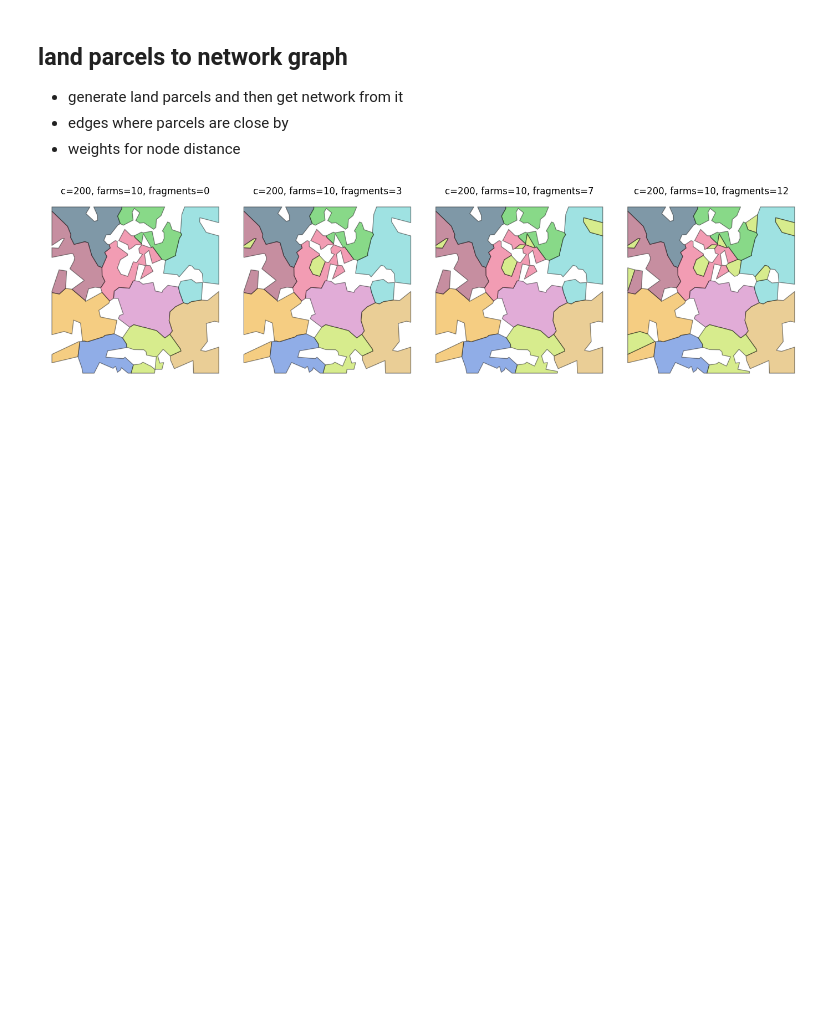
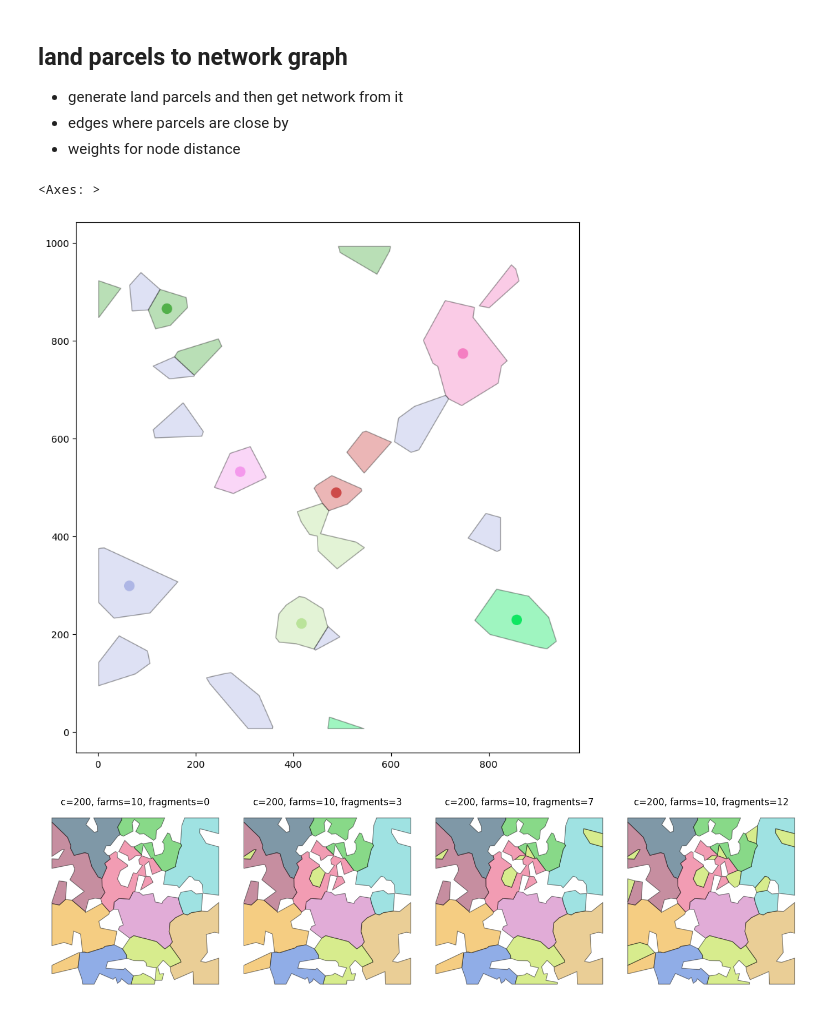
Before and after one commit to dmnfarrell/btbabm, a Jupyter notebook: notebooks/abm_simulation.ipynb, the cells around one changed output. Saved outputs shown, nothing was run; the diff lists cells and outputs as text; code cells hidden in the pictures; blank space fills up the shorter version.

```diff
--- a/notebooks/abm_simulation.ipynb
+++ b/notebooks/abm_simulation.ipynb
@@ -47,6 +52,15 @@ TypeError: cannot unpack non-iterable NoneType object
 - generate land parcels and then get network from it
 - edges where parcels are close by
 - weights for node distance
+# %%
+farms = utils.generate_land_parcels(200,8,empty=0.9,seed=13,fragments=6)
+ax=farms.plot(color=farms.color,ec='.1',alpha=0.4,figsize=(10,10))
+larg = farms.geometry.apply(utils.get_largest_poly)
+cent = gpd.GeoDataFrame(data=farms.copy(),geometry=larg.geometry.centroid)
+cent.plot(color=farms.color,markersize=100,ax=ax)
+# %% [output]
+<Axes: >
+[figure, added]
 # %%
 reload(utils)
 from shapely.geometry import Point,MultiPoint,MultiPolygon,Polygon
```
Also changed, not shown: parts of 17 cells of this notebook, 3 other files.
